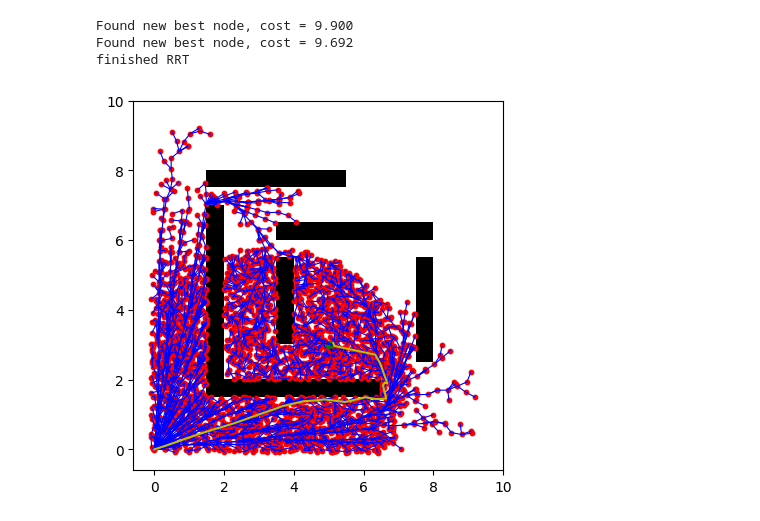
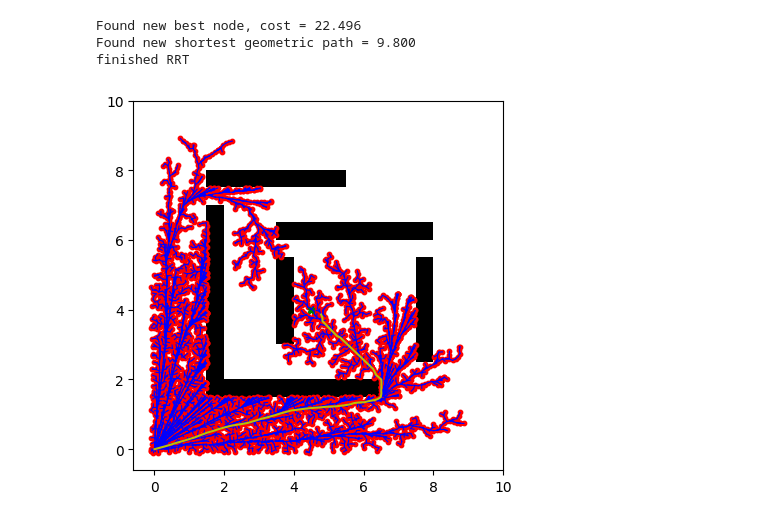
Before and after one commit to MattiasOhman5/ros2_robotics, a Jupyter notebook: src/r7021e_exploration/r7021e_exploration/test.ipynb, the cells around one changed output. Cells and saved outputs as stored; diff of their text form; code cells hidden in the pictures.

```diff
--- a/src/r7021e_exploration/r7021e_exploration/test.ipynb
+++ b/src/r7021e_exploration/r7021e_exploration/test.ipynb
@@ -273,19 +359,19 @@ class RRT_v2():
 # %%
 A = Node(0, 0)
 
-tree = RRT_v2(A, grid, 5000, (5.0, 3.0))
+tree = RRT(A, grid, num_iterations=10000, goal=(4.5, 4.0))
 
 tree.run_RRT()
 plt.imshow(data_np, cmap='gray_r', origin='lower',
            extent=[0, grid.info.width * grid.info.resolution,
                    0, grid.info.height * grid.info.resolution])
 tree.plot_tree()
 plt.show()
 # %% [output]
-Found new best node, cost = 9.900
-Found new best node, cost = 9.692
+Found new best node, cost = 22.496
+Found new shortest geometric path = 9.800
 finished RRT
-[figure, old version]
+[figure, new version]
 # %%
 f1x = 0
 f1y = 0
```
Also changed, not shown: parts of 5 cells of this notebook, 4 other files.
